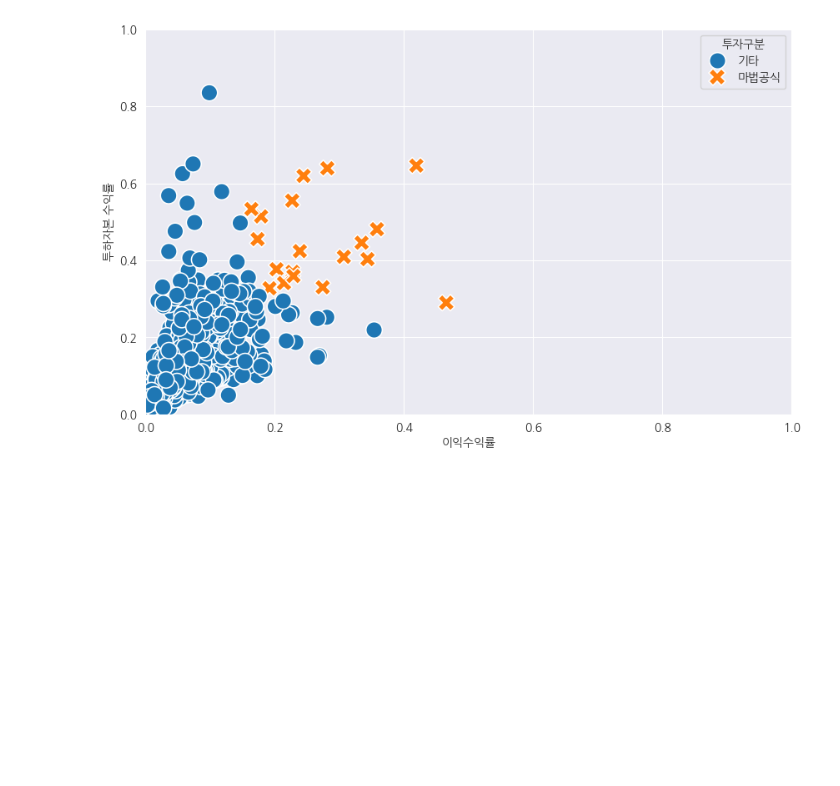
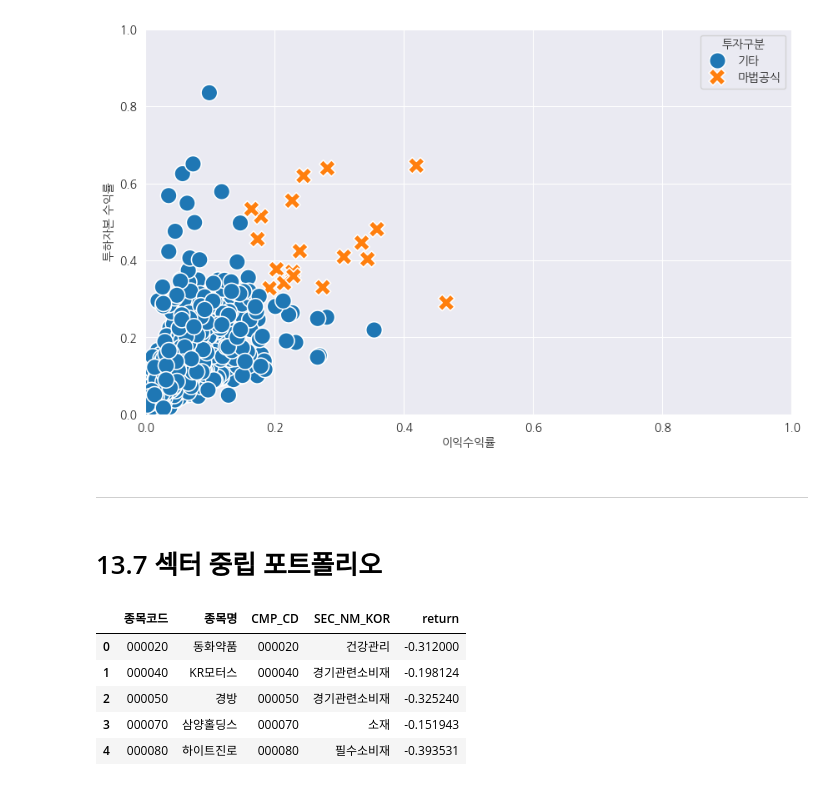
Before and after one commit to Glesep/Quant, a Jupyter notebook: chap_13/chap13.ipynb, the cells around one changed output. Saved outputs shown, nothing was run; the diff lists cells and outputs as text; code cells hidden in the pictures; blank space fills up the shorter version.

```diff
--- a/chap_13/chap13.ipynb
+++ b/chap_13/chap13.ipynb
@@ -982,3 +982,58 @@ plt.ylim(0, 1)
 plt.show()
 # %% [output]
 [figure]
+# %% [markdown]
+---
+# %% [markdown]
+# 13.7 섹터 중립 포트폴리오
+# %%
+# 12개월 모멘텀을 이용한 포트폴리오 구성 방법
+
+from sqlalchemy import create_engine
+import pandas as pd
+from scipy.stats import zscore
+
+engine = create_engine('mysql+pymysql://root:1234@127.0.0.1:3306/stock_db')
+
+ticker_list = pd.read_sql(
+    """
+    select * from kor_ticker
+    where 기준일 = (select max(기준일) from kor_ticker)
+        and 종목구분 = '보통주';
+    """, con=engine
+)
+
+sector_list = pd.read_sql(
+    """
+    select * from kor_sector
+    where 기준일 = (select max(기준일) from kor_sector);
+    """, con=engine
+)
+
+price_list = pd.read_sql(
+    """
+    select 날짜, 종가, 종목코드 from kor_price
+    where 날짜 >= (select (select max(날짜) from kor_price) - interval 1 year);
+    """, con=engine
+)
+
+engine.dispose()
+
+price_pivot = price_list.pivot(index='날짜', columns='종목코드', values='종가')
+ret_list = pd.DataFrame(data=(price_pivot.iloc[-1] / price_pivot.iloc[0])-1, columns=['return'])
+# %%
+data_bind = ticker_list[['종목코드', '종목명']].merge(sector_list[['CMP_CD', 'SEC_NM_KOR']],
+                                                    how='left',
+                                                    left_on='종목코드',
+                                                    right_on='CMP_CD').merge(ret_list,
+                                                                             how='left',
+                                                                             on='종목코드')
+
+data_bind.head()    # 티커, 섹터, 수익률 테이블 하나로 합치기
+# %% [output]
+|  | 종목코드 | 종목명 | CMP_CD | SEC_NM_KOR | return |
+| 0 | 000020 | 동화약품 | 000020 | 건강관리 | -0.312000 |
+| 1 | 000040 | KR모터스 | 000040 | 경기관련소비재 | -0.198124 |
+| 2 | 000050 | 경방 | 000050 | 경기관련소비재 | -0.325240 |
+| 3 | 000070 | 삼양홀딩스 | 000070 | 소재 | -0.151943 |
+| 4 | 000080 | 하이트진로 | 000080 | 필수소비재 | -0.393531 |
```
Also changed, not shown: parts of 2 cells of this notebook.
